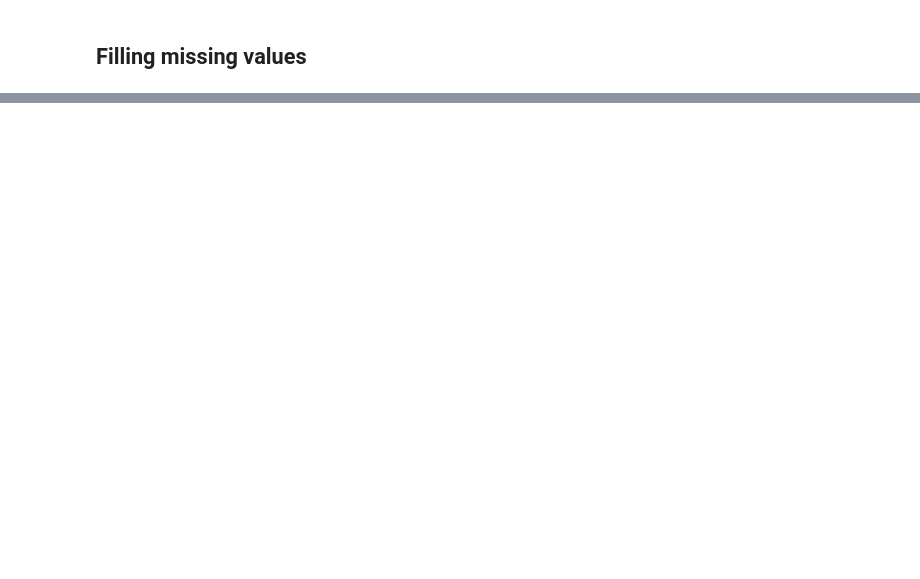
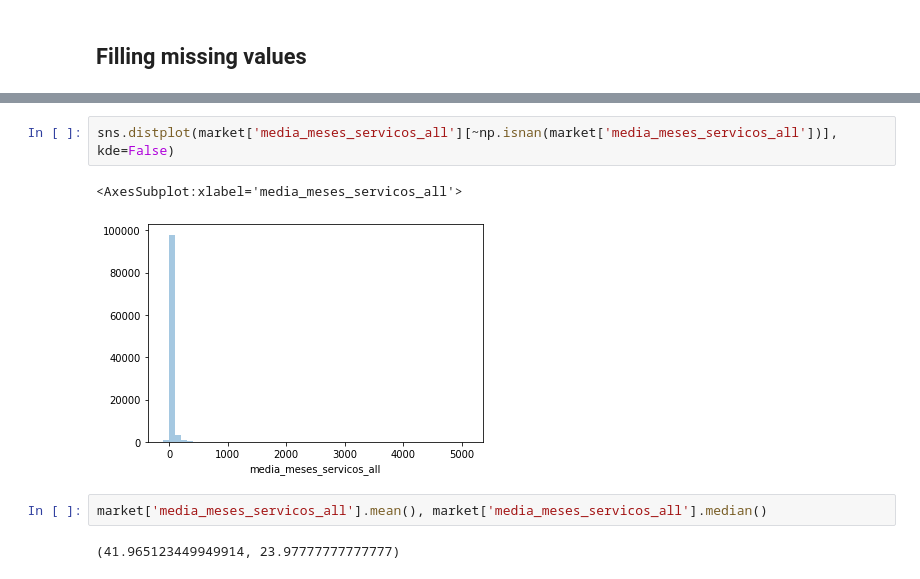
Before and after one commit to Brunocmartins/aceleradev-final-project, a Jupyter notebook: main.ipynb, the cells around one changed output, grey strips where cells are left out. Saved outputs shown, nothing was run; the diff lists cells and outputs as text; blank space fills up the shorter version.

```diff
--- a/main.ipynb
+++ b/main.ipynb
@@ -153,0 +220,9 @@ def fill_missing(df: pd.DataFrame) -> pd.DataFrame:
+# %%
+sns.distplot(market['media_meses_servicos_all'][~np.isnan(market['media_meses_servicos_all'])], kde=False)
+# %% [output]
+<AxesSubplot:xlabel='media_meses_servicos_all'>
+[figure, added]
+# %%
+market['media_meses_servicos_all'].mean(), market['media_meses_servicos_all'].median()
+# %% [output]
+(41.965123449949914, 23.97777777777777)
```
Also changed, not shown: parts of 7 cells of this notebook.
